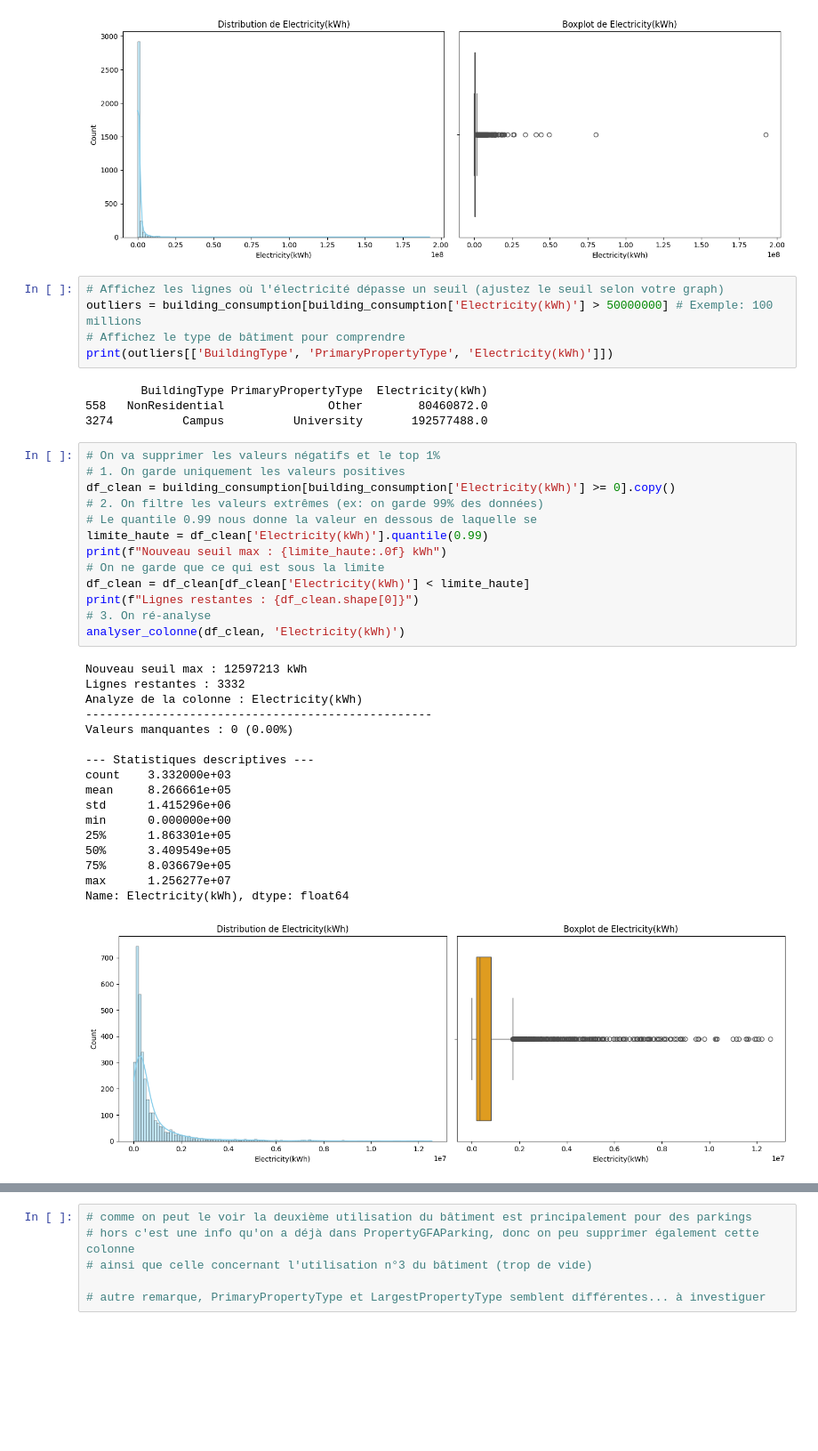
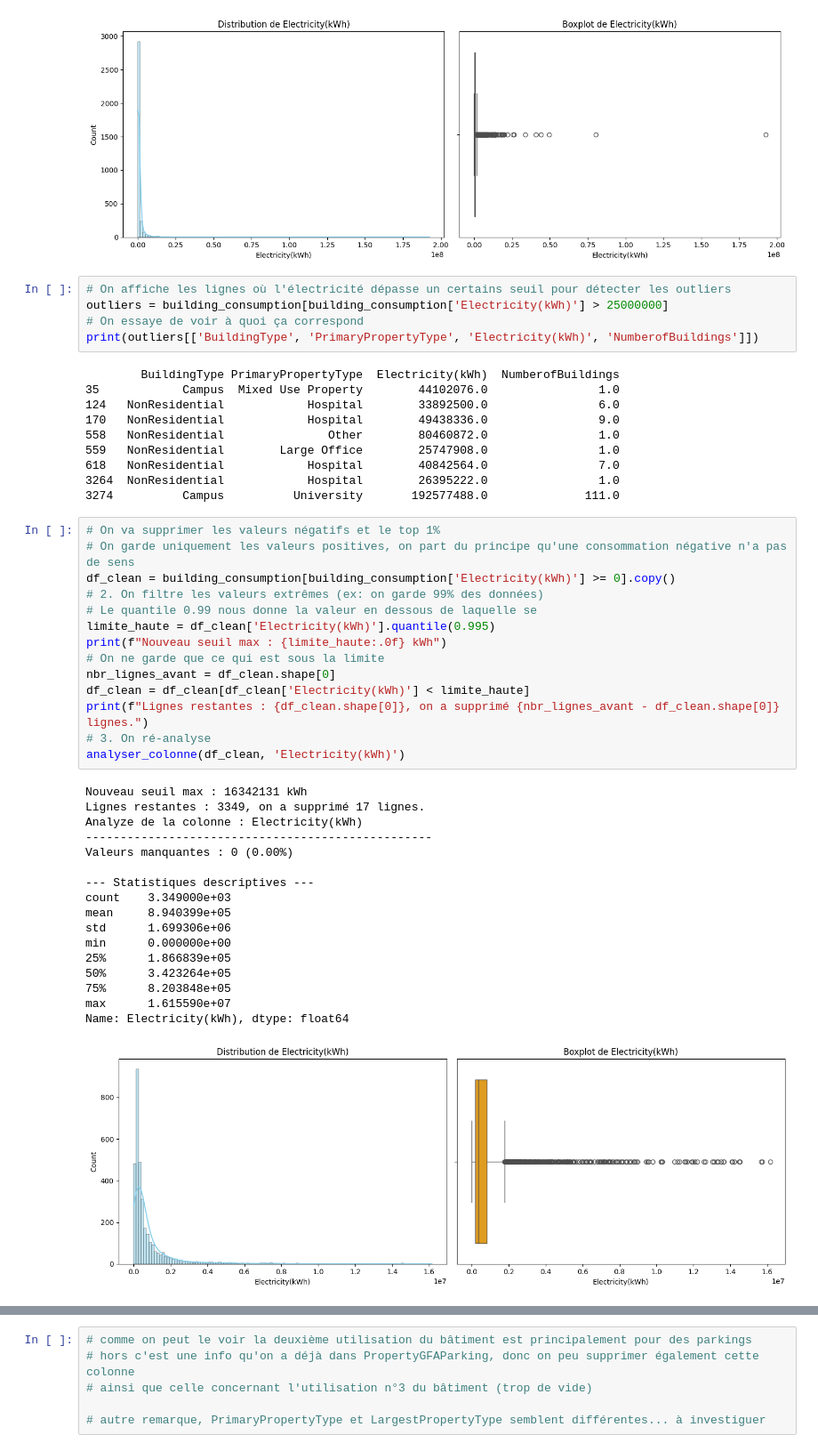
Before and after one commit to Apinsun/Projet3, a Jupyter notebook: P3_template_modelistation_supervisee_data_scientist.ipynb, the cells around one changed output, grey strips where cells are left out. Shown: that part at 89% size. Drawn from its saved outputs; the diff is of its cells as text; blank space fills up the shorter version.

Commit message:
petites modifs, surtout des commentaires et on supprime un peu moins d'outliers, les résutlats restent sensiblement les mêmes

```diff
--- a/P3_template_modelistation_supervisee_data_scientist.ipynb
+++ b/P3_template_modelistation_supervisee_data_scientist.ipynb
@@ -144,45 +144,52 @@ max      1.925775e+08
 Name: Electricity(kWh), dtype: float64
 [figure]
 # %%
-# Affichez les lignes où l'électricité dépasse un seuil (ajustez le seuil selon votre graph)
-outliers = building_consumption[building_consumption['Electricity(kWh)'] > 50000000] # Exemple: 100 millions
-# Affichez le type de bâtiment pour comprendre
-print(outliers[['BuildingType', 'PrimaryPropertyType', 'Electricity(kWh)']])
+# On affiche les lignes où l'électricité dépasse un certains seuil pour détecter les outliers
+outliers = building_consumption[building_consumption['Electricity(kWh)'] > 25000000]
+# On essaye de voir à quoi ça correspond
+print(outliers[['BuildingType', 'PrimaryPropertyType', 'Electricity(kWh)', 'NumberofBuildings']])
 # %% [output]
-        BuildingType PrimaryPropertyType  Electricity(kWh)
-558   NonResidential               Other        80460872.0
-3274          Campus          University       192577488.0
+        BuildingType PrimaryPropertyType  Electricity(kWh)  NumberofBuildings
+35            Campus  Mixed Use Property        44102076.0                1.0
+124   NonResidential            Hospital        33892500.0                6.0
+170   NonResidential            Hospital        49438336.0                9.0
+558   NonResidential               Other        80460872.0                1.0
+559   NonResidential        Large Office        25747908.0                1.0
+618   NonResidential            Hospital        40842564.0                7.0
+3264  NonResidential            Hospital        26395222.0                1.0
+3274          Campus          University       192577488.0              111.0
 # %%
 # On va supprimer les valeurs négatifs et le top 1%
-# 1. On garde uniquement les valeurs positives
+# On garde uniquement les valeurs positives, on part du principe qu'une consommation négative n'a pas de sens
 df_clean = building_consumption[building_consumption['Electricity(kWh)'] >= 0].copy()
 # 2. On filtre les valeurs extrêmes (ex: on garde 99% des données)
 # Le quantile 0.99 nous donne la valeur en dessous de laquelle se
-limite_haute = df_clean['Electricity(kWh)'].quantile(0.99)
+limite_haute = df_clean['Electricity(kWh)'].quantile(0.995)
 print(f"Nouveau seuil max : {limite_haute:.0f} kWh")
 # On ne garde que ce qui est sous la limite
+nbr_lignes_avant = df_clean.shape[0]
 df_clean = df_clean[df_clean['Electricity(kWh)'] < limite_haute]
-print(f"Lignes restantes : {df_clean.shape[0]}")
+print(f"Lignes restantes : {df_clean.shape[0]}, on a supprimé {nbr_lignes_avant - df_clean.shape[0]} lignes.")
 # 3. On ré-analyse
 analyser_colonne(df_clean, 'Electricity(kWh)')
 # %% [output]
-Nouveau seuil max : 12597213 kWh
-Lignes restantes : 3332
+Nouveau seuil max : 16342131 kWh
+Lignes restantes : 3349, on a supprimé 17 lignes.
 Analyze de la colonne : Electricity(kWh)
 --------------------------------------------------
 Valeurs manquantes : 0 (0.00%)
 
 --- Statistiques descriptives ---
-count    3.332000e+03
-mean     8.266661e+05
-std      1.415296e+06
+count    3.349000e+03
+mean     8.940399e+05
+std      1.699306e+06
 min      0.000000e+00
-25%      1.863301e+05
-50%      3.409549e+05
-75%      8.036679e+05
-max      1.256277e+07
+25%      1.866839e+05
+50%      3.423264e+05
+75%      8.203848e+05
+max      1.615590e+07
 Name: Electricity(kWh), dtype: float64
-[figure, old version]
+[figure, new version]
 # %%
 print("Villes uniques :", df_clean['City'].unique())
 print("Etats uniques :", df_clean['State'].unique())
```
Also changed, not shown: parts of 25 cells of this notebook, 2 other files.
